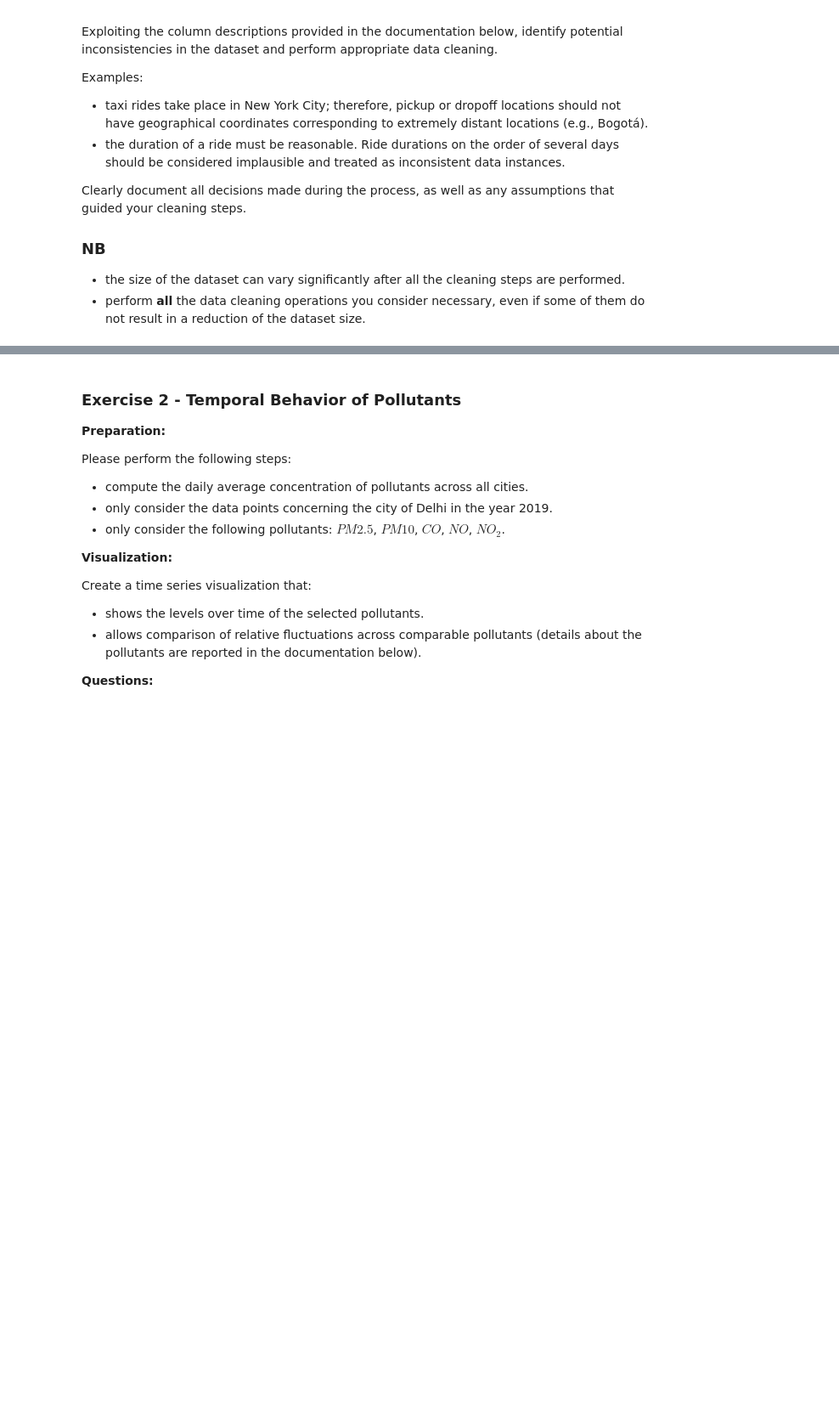
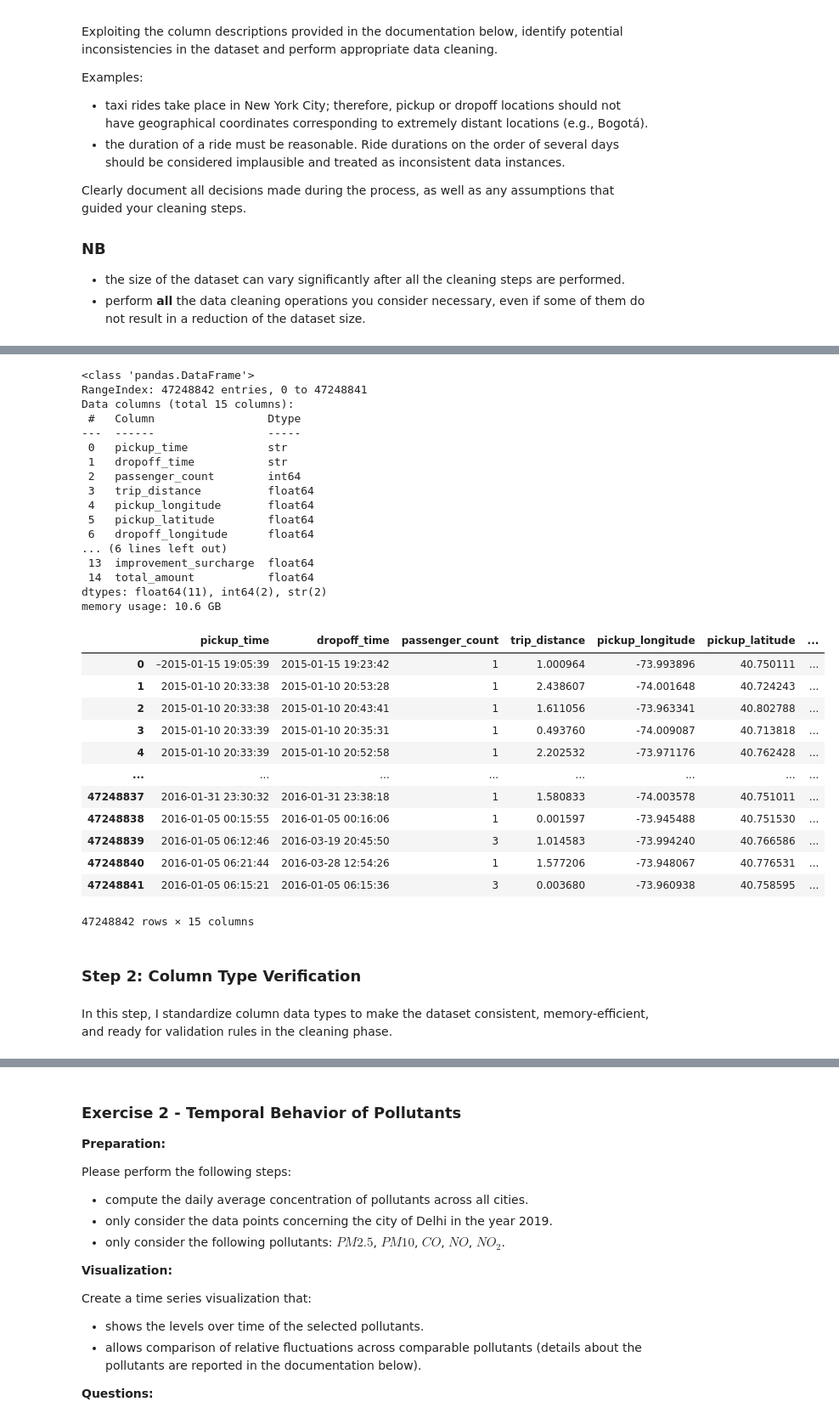
Before and after one commit to micheleminuti/python-data-visualization, a Jupyter notebook: assignment_1.ipynb, the cells around one changed output, grey strips where cells are left out. Shown at 85% size. Drawn from its saved outputs; the diff is of its cells as text; code cells hidden in the pictures; blank space fills up the shorter version.

```diff
--- a/assignment_1.ipynb
+++ b/assignment_1.ipynb
@@ -78,0 +116,39 @@ Clearly document all decisions made during the process, as well as any assumptio
+# %%
+df = pd.read_csv("data-assignment1/yellow_nyc.csv", encoding="windows-1252")
+df.info(memory_usage="deep")
+df
+# %% [output]
+<class 'pandas.DataFrame'>
+RangeIndex: 47248842 entries, 0 to 47248841
+Data columns (total 15 columns):
+ #   Column                 Dtype
+---  ------                 -----
+ 0   pickup_time            str
+ 1   dropoff_time           str
+ 2   passenger_count        int64
+ 3   trip_distance          float64
+ 4   pickup_longitude       float64
+ 5   pickup_latitude        float64
+ 6   dropoff_longitude      float64
+... (6 lines left out)
+ 13  improvement_surcharge  float64
+ 14  total_amount           float64
+dtypes: float64(11), int64(2), str(2)
+memory usage: 10.6 GB
+|  | pickup_time | dropoff_time | passenger_count | trip_distance | pickup_longitude | pickup_latitude | ... |
+| 0 | –2015-01-15 19:05:39 | 2015-01-15 19:23:42 | 1 | 1.000964 | -73.993896 | 40.750111 | ... |
+| 1 | 2015-01-10 20:33:38 | 2015-01-10 20:53:28 | 1 | 2.438607 | -74.001648 | 40.724243 | ... |
+| 2 | 2015-01-10 20:33:38 | 2015-01-10 20:43:41 | 1 | 1.611056 | -73.963341 | 40.802788 | ... |
+| 3 | 2015-01-10 20:33:39 | 2015-01-10 20:35:31 | 1 | 0.493760 | -74.009087 | 40.713818 | ... |
+| 4 | 2015-01-10 20:33:39 | 2015-01-10 20:52:58 | 1 | 2.202532 | -73.971176 | 40.762428 | ... |
+| ... | ... | ... | ... | ... | ... | ... | ... |
+| 47248837 | 2016-01-31 23:30:32 | 2016-01-31 23:38:18 | 1 | 1.580833 | -74.003578 | 40.751011 | ... |
+| 47248838 | 2016-01-05 00:15:55 | 2016-01-05 00:16:06 | 1 | 0.001597 | -73.945488 | 40.751530 | ... |
+| 47248839 | 2016-01-05 06:12:46 | 2016-03-19 20:45:50 | 3 | 1.014583 | -73.994240 | 40.766586 | ... |
+| 47248840 | 2016-01-05 06:21:44 | 2016-03-28 12:54:26 | 1 | 1.577206 | -73.948067 | 40.776531 | ... |
+| 47248841 | 2016-01-05 06:15:21 | 2016-01-05 06:15:36 | 3 | 0.003680 | -73.960938 | 40.758595 | ... |
+47248842 rows × 15 columns
+# %% [markdown]
+### Step 2: Column Type Verification
+# %% [markdown]
+In this step, I standardize column data types to make the dataset consistent, memory-efficient, and ready for validation rules in the cleaning phase.
```
Also changed, not shown: parts of 25 cells of this notebook.
